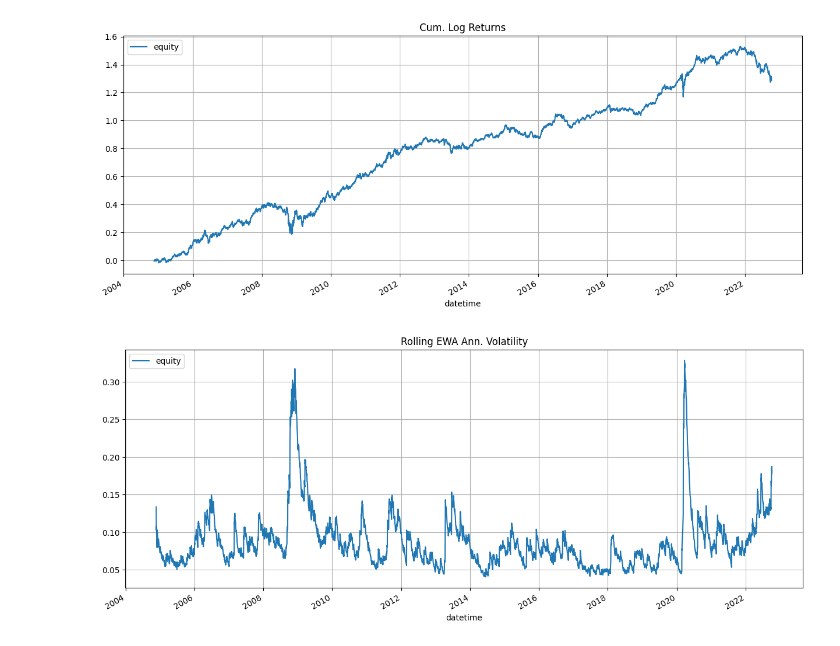
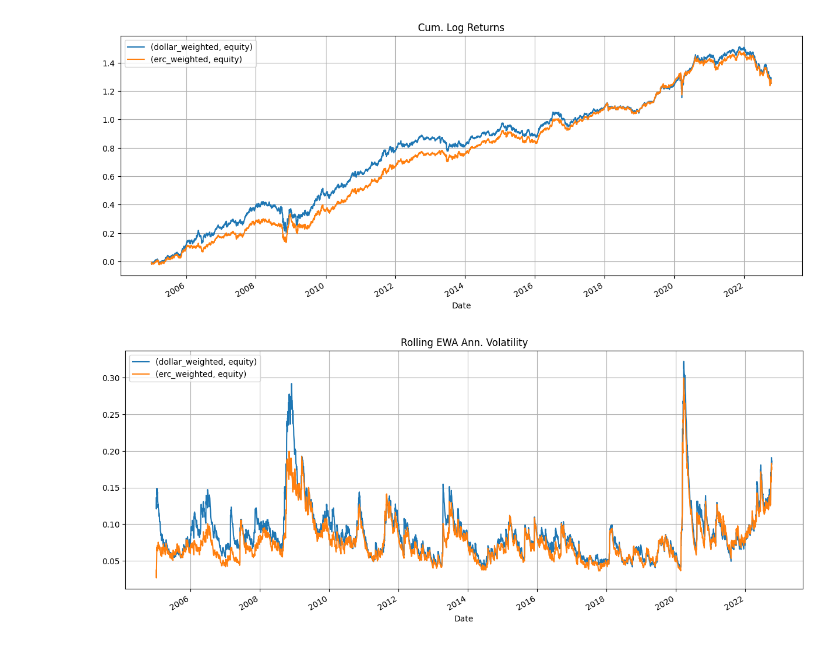
Before and after one commit to breaded-xyz/alphasim, a Jupyter notebook: vignettes/riskpremia.ipynb, the cells around one changed output. Drawn from its saved outputs; the diff is of its cells as text; code cells hidden in the pictures.

```diff
--- a/vignettes/riskpremia.ipynb
+++ b/vignettes/riskpremia.ipynb
@@ -55,4 +66,3 @@ display(price_df)
 # %%
-weight_df = price_df.copy()
-weight_df[:] = [0.333, 0.333, 0.333]
-display(weight_df)
+dollar_weight_df = price_df.copy()
+dollar_weight_df[:] = [0.333, 0.333, 0.333]
@@ -74,14 +119,14 @@ display(weight_df)
+# %%
+# Define a simple fixed minimum commission scheme whereby every trade costs 10 of the quote currency
+def fixed_commission(trade_price, trade_size):
+    return 10
 # %%
-def fixed_min_commission(trade_price, trade_size):
-    return 10
-
-result = backtest(
-    prices=price_df,
-    weights=weight_df,
-    trade_buffer=0.04,
+# Execute our backtest for the dollar weighted strategy
+dw_result_df = bt.backtest(
+    prices=price_df.copy(),
+    weights=dollar_weight_df,
+    trade_buffer=0.05,
     do_limit_trade_size=False,
-    commission_func=fixed_min_commission,
+    commission_func=fixed_commission,
     initial_capital=10000,
     do_reinvest=True)
-
-display(result)
@@ -136,0 +133,13 @@ display(stats)
+# %%
+# Align the length of prices and weights
+price_df = price_df.align(erc_weight_df, axis=0, join='inner')[0]
+
+# Execute our backtest for the ERC strategy
+erc_result_df = bt.backtest(
+    prices=price_df.copy(),
+    weights=erc_weight_df,
+    trade_buffer=0.05,
+    do_limit_trade_size=False,
+    commission_func=fixed_commission,
+    initial_capital=10000,
+    do_reinvest=True)
@@ -137,16 +170,26 @@ display(stats)
 # %%
-ax = calc_log_returns(result).cumsum().plot(figsize=(15, 6))
+cum_sum_df = pd.concat([
+    ass.calc_log_returns(dw_result_df).cumsum(),
+    ass.calc_log_returns(erc_result_df).cumsum()
+], keys=["dollar_weighted", "erc_weighted"], axis = 1)
+
+ax = cum_sum_df.plot(figsize=(15, 6))
 ax.grid(True)
 plt.title('Cum. Log Returns')
 plt.legend(loc=2)
 plt.show()
 # %% [output]
-[figure, old version]
+[figure, new version]
 # %%
-ax = calc_rolling_ann_vola(result).plot(figsize=(15, 6))
+vola_df = pd.concat([
+    ass.calc_rolling_ann_vola(dw_result_df),
+    ass.calc_rolling_ann_vola(erc_result_df),
+], keys=["dollar_weighted", "erc_weighted"], axis = 1)
+
+ax = vola_df.plot(figsize=(15, 6))
 ax.grid(True)
 plt.title('Rolling EWA Ann. Volatility')
 plt.legend(loc=2)
 plt.show()
 # %% [output]
-[figure, old version]
+[figure, new version]
```
Also changed, not shown: parts of 17 cells of this notebook, 2 other files.
